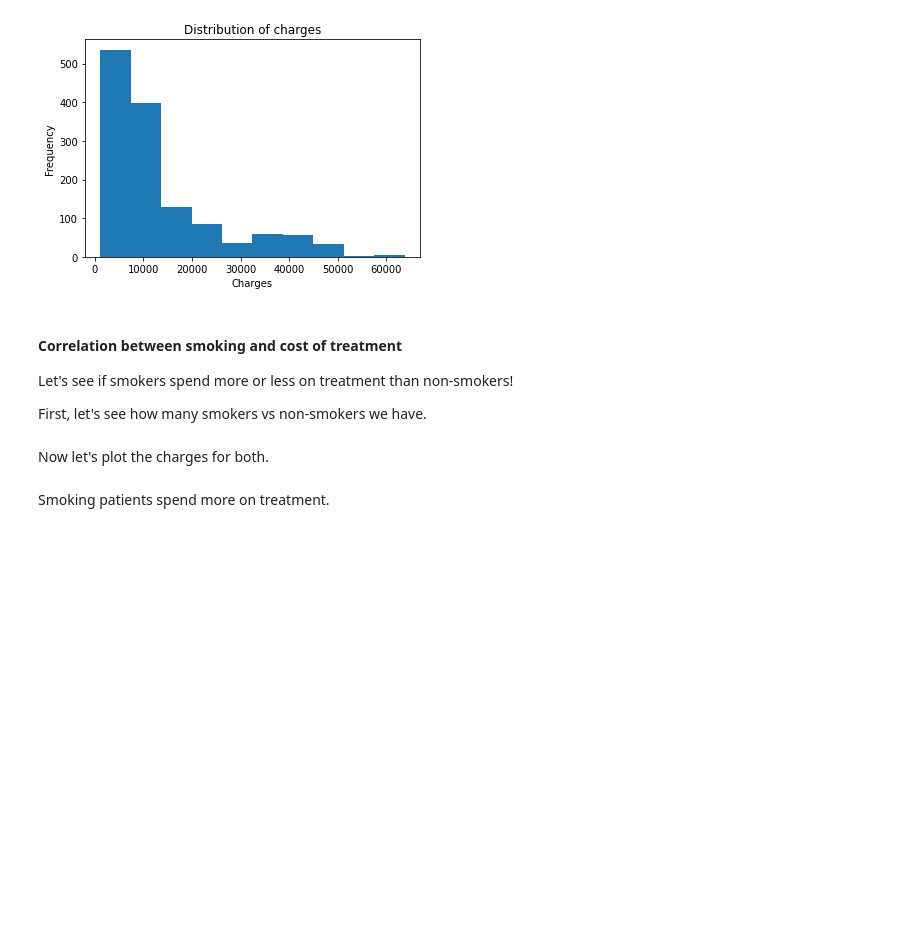
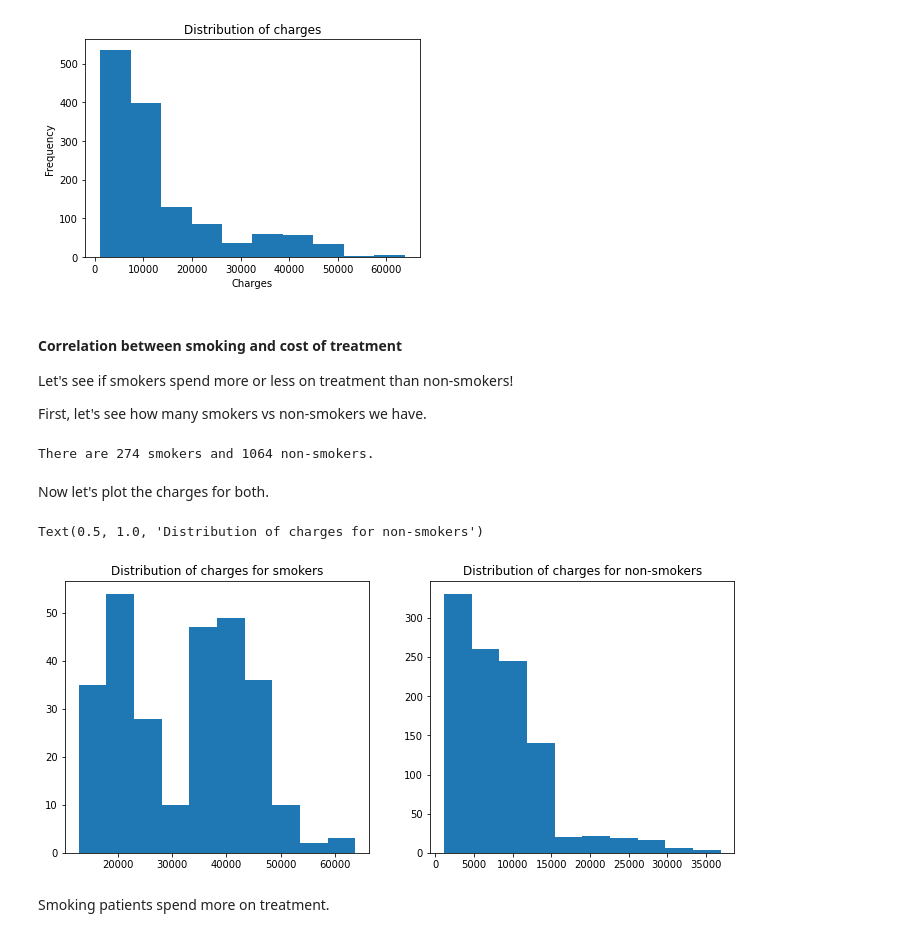
Before and after one commit to jalal-elzein/InsuranceCostPrediction, a Jupyter notebook: main.ipynb, the cells around one changed output. Drawn from its saved outputs; the diff is of its cells as text; code cells hidden in the pictures; blank space fills up the shorter version.

```diff
--- a/main.ipynb
+++ b/main.ipynb
@@ -153,29 +154,33 @@ First, let's see how many smokers vs non-smokers we have.
 smokers = data[(data.smoker == "yes")]
 
 # select non smokers
-nonsmokers = data[(data.smoker == "no")]
+non_smokers = data[(data.smoker == "no")]
 
-# print the number of smokers and non-smokers
-print(f"smokers: {smokers}, non-smokers: {nonsmokers}")
+print('There are {} smokers and {} non-smokers.'.format(smokers.shape[0], non_smokers.shape[0]))
+# %% [output]
+There are 274 smokers and 1064 non-smokers.
 # %% [markdown]
 Now let's plot the charges for both.
 # %%
 # create the figure
 fig = plt.figure(figsize=(12,5))
 
 # add first sub plot for smokers
 ax = fig.add_subplot(121)
 # draw distribution of charges for smokers
-ax.hist______
+ax.hist(smokers["charges"])
 # set sub plot title
 ax.set_title('Distribution of charges for smokers')
 
 # add second sub plot for non smokers
 ax = fig.add_subplot(122)
 # draw distribution of charges for non-smokers
-ax._______
+ax.hist(non_smokers["charges"])
 # set sub plot title
 ax.set_title('Distribution of charges for non-smokers')
+# %% [output]
+Text(0.5, 1.0, 'Distribution of charges for non-smokers')
+[figure, added]
 # %% [markdown]
 Smoking patients spend more on treatment.
 # %% [markdown]
```
Also changed, not shown: parts of 25 cells of this notebook.
